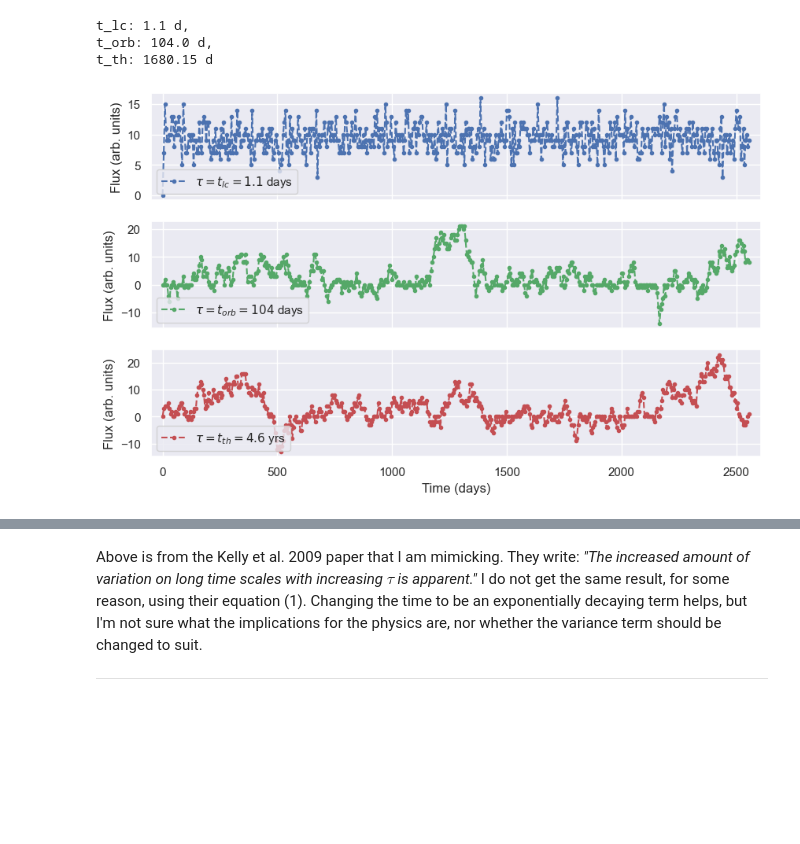
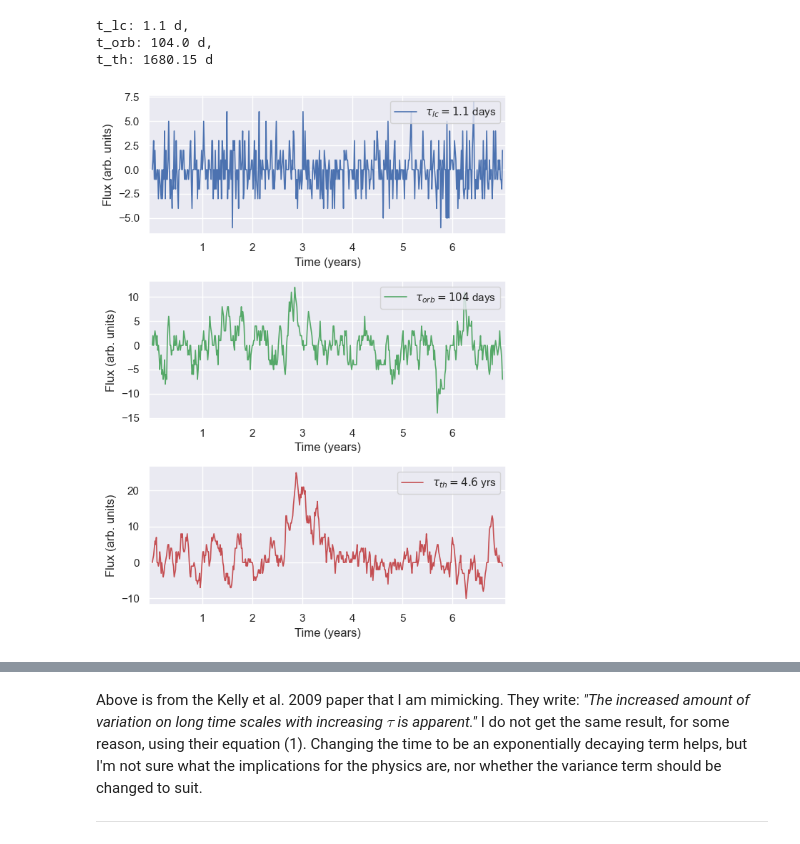
Before and after one commit to maliceious/MastersThesis, a Jupyter notebook: Damped Random Walk.ipynb, the cells around one changed output, grey strips where cells are left out. Cells and saved outputs as stored; diff of their text form; code cells hidden in the pictures; blank space fills up the shorter version.

```diff
--- a/Damped Random Walk.ipynb
+++ b/Damped Random Walk.ipynb
@@ -95,20 +211,23 @@ t_lc: 1.1 d,
 t_orb: 104.0 d,
 t_th: 1680.15 d
 # %%
+np.random.seed(36)
 timesteps = np.arange(0, 7*365+1, 5)
 
-fig, ax = plt.subplots(3, 1, sharex=True, figsize=(10, 6))
-ax[0].plot(timesteps, drw_step(timesteps, t_lc().value, 1., 10.), 'b.--', label=(r'$\tau=t_{lc}=1.1$ days'))
-ax[1].plot(timesteps, drw_step(timesteps, t_orb().value, 1., 10.), 'g.--', label=(r'$\tau=t_{orb}=104$ days'))
-ax[2].plot(timesteps, drw_step(timesteps, t_th().to(u.d).value, 1., 10.), 'r.--', label=(r'$\tau=t_{th}=4.6$ yrs'))
-[ax[_].legend(loc='lower left') for _ in range(len(ax))]
-# fig.legend()
-plt.xlabel('Time (days)')
-plt.xlim(np.max(timesteps)-np.max(timesteps)*1.02, np.max(timesteps)*1.02)
-[ax[_].set_ylabel('Flux (arb. units)') for _ in range(len(ax))]
+fig, ax = plt.subplots(3, 1, figsize=(6, 8), tight_layout=True)
+ax[0].plot(timesteps, drw_step(timesteps, t_lc().value, 1., 0.), 'b', label=(r'$\tau_{lc}=1.1$ days'), lw=1.2)
+ax[1].plot(timesteps, drw_step(timesteps, t_orb().value, 1., 0.), 'g', label=(r'$\tau_{orb}=104$ days'), lw=1.2)
+ax[2].plot(timesteps, drw_step(timesteps, t_th().to(u.d).value, 1., 0.), 'r', label=(r'$\tau_{th}=4.6$ yrs'), lw=1.2)
+for _ in range(len(ax)):
+    ax[_].legend(loc='upper right')
+    ax[_].set_xlabel('Time (years)')
+    ax[_].set_ylabel('Flux (arb. units)')
+    ax[_].set_xticks(timesteps[(365//5):-(365//5)][::(365//5)], np.arange(1,7)) # removes the first and last year of the timesteps, and only selects each full year within to label
+    ax[_].set_xlim(-25, np.max(timesteps)+25)
+plt.savefig(f'../Code/plots/kelly_simlcs.png', bbox_inches='tight')
 plt.show()
 # %% [output]
-[figure, old version]
+[figure, new version]
 # %% [markdown]
 ![image.png](attachment:image.png)
 # %% [markdown]
```
Also changed, not shown: parts of 7 cells of this notebook, 5 other files.
